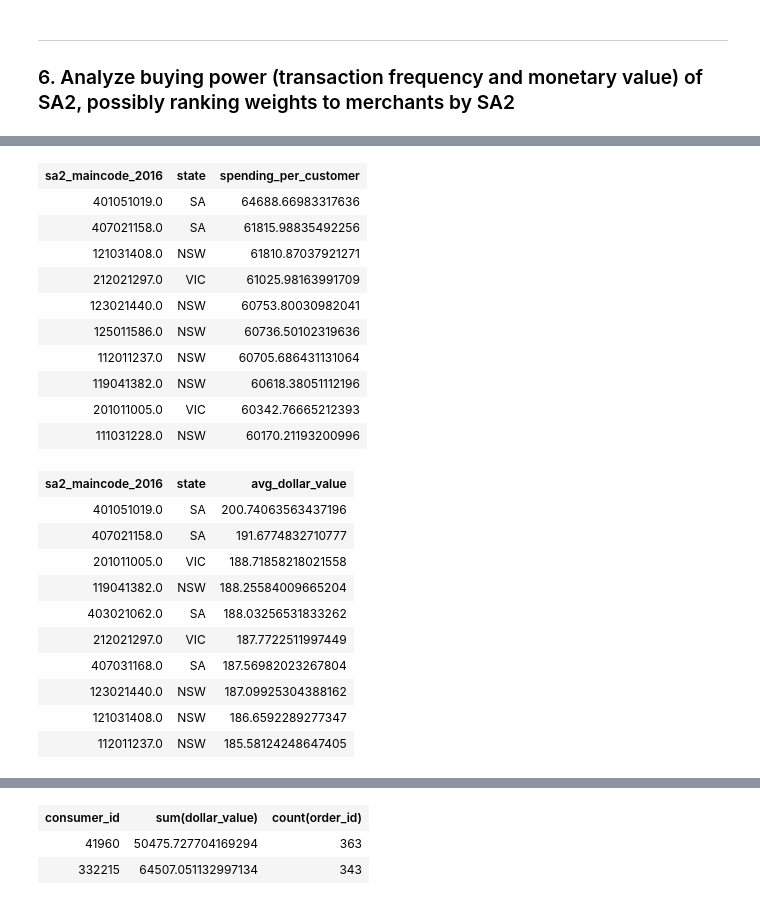
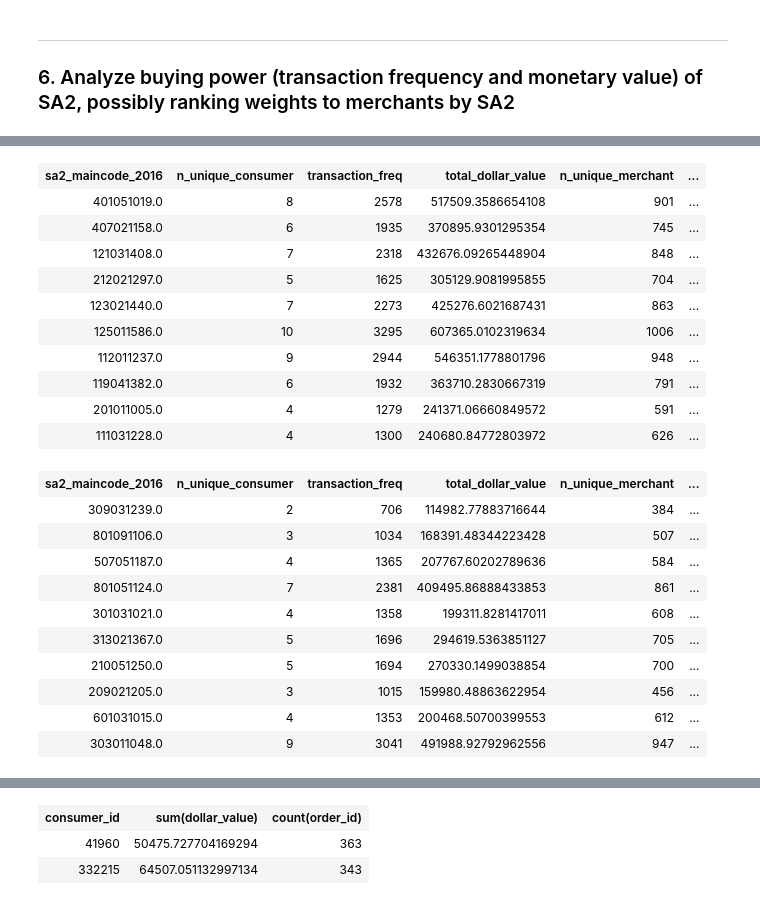
Before and after one commit to MAST30034-Applied-Data-Science/generic-buy-now-pay-later-project-group-11, a Jupyter notebook: notebooks/product_categories_analysis.ipynb, the cells around one changed output, grey strips where cells are left out. Drawn from its saved outputs; the diff is of its cells as text; code cells hidden in the pictures.

```diff
--- a/notebooks/product_categories_analysis.ipynb
+++ b/notebooks/product_categories_analysis.ipynb
@@ -626,16 +614,13 @@ only showing top 20 rows
 # %%
-sa2_trx = (df_trx_sa2.groupby(['sa2_maincode_2016', 'state'])
+sa2_trx = (df_trx_sa2.groupby(['sa2_maincode_2016'])
              .agg({'order_id':'count', 'dollar_value':'sum'})
-             .sort(['sa2_maincode_2016', 'state']))
-unique_cons = (df_trx_sa2.groupby(['sa2_maincode_2016', 'state'])
+             .sort(['sa2_maincode_2016']))
+unique_cons = (df_trx_sa2.groupby(['sa2_maincode_2016'])
                .agg(countDistinct('consumer_id'))
-               .sort(['sa2_maincode_2016', 'state']))
-unique_merc = (df_trx_sa2.groupby(['sa2_maincode_2016', 'state'])
+               .sort(['sa2_maincode_2016']))
+unique_merc = (df_trx_sa2.groupby(['sa2_maincode_2016'])
                .agg(countDistinct('merchant_abn'))
-               .sort(['sa2_maincode_2016', 'state']))
-avg_trx_val = (df_trx_sa2.groupby(['sa2_maincode_2016', 'state'])
-               .agg(func.mean('dollar_value'))
-               .sort(['sa2_maincode_2016', 'state']))
+               .sort(['sa2_maincode_2016']))
 
 def join_agg(sdf1, sdf2):
     '''
@@ -643,25 +628,23 @@ def join_agg(sdf1, sdf2):
     '''
     sdf1 = (sdf1.alias("a") \
                .join(sdf2,
-                     on=['sa2_maincode_2016', 'state'],
+                     on=['sa2_maincode_2016'],
                      how='inner')
            )
     return sdf1
 df_buy_pow = join_agg(sa2_trx, unique_cons)
 df_buy_pow = join_agg(df_buy_pow, unique_merc)
-df_buy_pow = join_agg(df_buy_pow, avg_trx_val)
 
 # renaming a few columns
 field_name_change = {"sum(dollar_value)": "total_dollar_value",
-                     "avg(dollar_value)": "avg_dollar_value",
                      "count(order_id)": "transaction_freq",
                      "count(consumer_id)": "n_unique_consumer",
                      "count(merchant_abn)": "n_unique_merchant"}
 for old, new in field_name_change.items():
     df_buy_pow = df_buy_pow.withColumnRenamed(old, new)
 
-cols = ['sa2_maincode_2016', 'state', 'n_unique_consumer', 'transaction_freq',
-        'total_dollar_value', 'avg_dollar_value', 'n_unique_merchant']
+cols = ['sa2_maincode_2016', 'n_unique_consumer',
+        'transaction_freq', 'total_dollar_value', 'n_unique_merchant']
 df_buy_pow = df_buy_pow[cols].sort(['sa2_maincode_2016'])
 
 df_buy_pow = (df_buy_pow.
@@ -744,32 +722,30 @@ Maximum n_unique_merchant by SA2: 2613
 # %%
 # Rank SA2 with the highest buying power (spending per customer)
-(df_buy_pow[['sa2_maincode_2016', 'state', 'spending_per_customer']]
-            .sort('spending_per_customer', ascending=False).limit(10))
+df_buy_pow.sort('spending_per_customer', ascending=False).limit(10)
 # %% [output]
-| sa2_maincode_2016 | state | spending_per_customer |
-| 401051019.0 | SA | 64688.66983317636 |
-| 407021158.0 | SA | 61815.98835492256 |
-| 121031408.0 | NSW | 61810.87037921271 |
-| 212021297.0 | VIC | 61025.98163991709 |
-| 123021440.0 | NSW | 60753.80030982041 |
-| 125011586.0 | NSW | 60736.50102319636 |
-| 112011237.0 | NSW | 60705.686431131064 |
-| 119041382.0 | NSW | 60618.38051112196 |
-| 201011005.0 | VIC | 60342.76665212393 |
-| 111031228.0 | NSW | 60170.21193200996 |
+| sa2_maincode_2016 | n_unique_consumer | transaction_freq | total_dollar_value | n_unique_merchant | ... |
+| 401051019.0 | 8 | 2578 | 517509.3586654108 | 901 | ... |
+| 407021158.0 | 6 | 1935 | 370895.9301295354 | 745 | ... |
+| 121031408.0 | 7 | 2318 | 432676.09265448904 | 848 | ... |
+| 212021297.0 | 5 | 1625 | 305129.9081995855 | 704 | ... |
+| 123021440.0 | 7 | 2273 | 425276.6021687431 | 863 | ... |
+| 125011586.0 | 10 | 3295 | 607365.0102319634 | 1006 | ... |
+| 112011237.0 | 9 | 2944 | 546351.1778801796 | 948 | ... |
+| 119041382.0 | 6 | 1932 | 363710.2830667319 | 791 | ... |
+| 201011005.0 | 4 | 1279 | 241371.06660849572 | 591 | ... |
+| 111031228.0 | 4 | 1300 | 240680.84772803972 | 626 | ... |
 # %%
-# Rank SA2 with the highest average transaction value (avg_dollar_value)
-(df_buy_pow[['sa2_maincode_2016', 'state', 'avg_dollar_value']]
-            .sort('avg_dollar_value', ascending=False).limit(10))
+# Rank SA2 with the highest transaction frequency (num_trx_per_customer)
+df_buy_pow.sort('num_trx_per_customer', ascending=False).limit(10)
 # %% [output]
-| sa2_maincode_2016 | state | avg_dollar_value |
-| 401051019.0 | SA | 200.74063563437196 |
-| 407021158.0 | SA | 191.6774832710777 |
-| 201011005.0 | VIC | 188.71858218021558 |
-| 119041382.0 | NSW | 188.25584009665204 |
-| 403021062.0 | SA | 188.03256531833262 |
-| 212021297.0 | VIC | 187.7722511997449 |
-| 407031168.0 | SA | 187.56982023267804 |
-| 123021440.0 | NSW | 187.09925304388162 |
-| 121031408.0 | NSW | 186.6592289277347 |
-| 112011237.0 | NSW | 185.58124248647405 |
+| sa2_maincode_2016 | n_unique_consumer | transaction_freq | total_dollar_value | n_unique_merchant | ... |
+| 309031239.0 | 2 | 706 | 114982.77883716644 | 384 | ... |
+| 801091106.0 | 3 | 1034 | 168391.48344223428 | 507 | ... |
+| 507051187.0 | 4 | 1365 | 207767.60202789636 | 584 | ... |
+| 801051124.0 | 7 | 2381 | 409495.86888433853 | 861 | ... |
+| 301031021.0 | 4 | 1358 | 199311.8281417011 | 608 | ... |
+| 313021367.0 | 5 | 1696 | 294619.5363851127 | 705 | ... |
+| 210051250.0 | 5 | 1694 | 270330.1499038854 | 700 | ... |
+| 209021205.0 | 3 | 1015 | 159980.48863622954 | 456 | ... |
+| 601031015.0 | 4 | 1353 | 200468.50700399553 | 612 | ... |
+| 303011048.0 | 9 | 3041 | 491988.92792962556 | 947 | ... |
```
Also changed, not shown: parts of 23 cells of this notebook.
